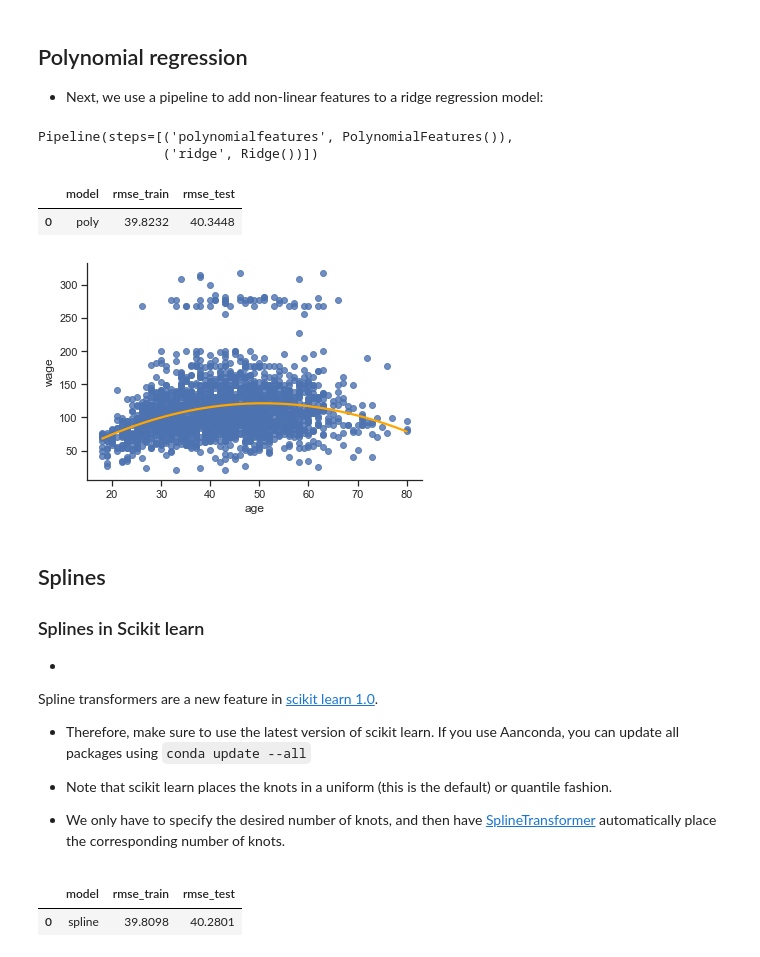
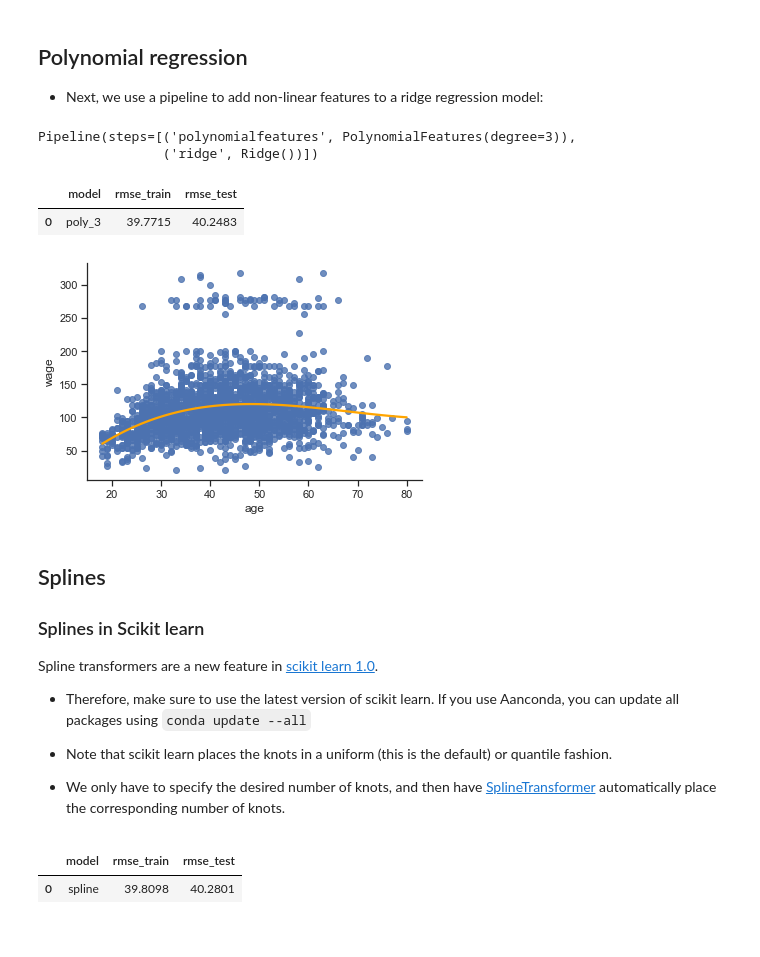
Before and after one commit to kirenz/regression, a Jupyter notebook: docs/splines.ipynb, the cells around one changed output. Cells and saved outputs as stored; diff of their text form; code cells hidden in the pictures.

```diff
--- a/docs/splines.ipynb
+++ b/docs/splines.ipynb
@@ -152,32 +141,33 @@ from sklearn.preprocessing import PolynomialFeatures
 from sklearn.pipeline import make_pipeline
 
 # use polynomial features with degree 3
-reg = make_pipeline(PolynomialFeatures(degree=2),
-                      Ridge())
+reg = make_pipeline(
+            PolynomialFeatures(degree=3),
+            Ridge())
 
 reg.fit(X_train, y_train)
 # %% [output]
-Pipeline(steps=[('polynomialfeatures', PolynomialFeatures()),
+Pipeline(steps=[('polynomialfeatures', PolynomialFeatures(degree=3)),
                 ('ridge', Ridge())])
 # %%
-model_results(model_name="poly")
+model_results(model_name="poly_3")
 # %% [output]
 |  | model | rmse_train | rmse_test |
-| 0 | poly | 39.8232 | 40.3448 |
+| 0 | poly_3 | 39.7715 | 40.2483 |
 # %%
 # plot
 sns.regplot(x=X_train['age'],
             y=y_train['wage'],
             ci=None,
-            order=2,
+            order=3,
             line_kws={"color": "orange"});
 # %% [output]
-[figure, old version]
+[figure, new version]
 # %% [markdown]
 ## Splines
 
 ### Splines in Scikit learn
--
+
 Spline transformers are a new feature in [scikit learn 1.0](https://scikit-learn.org/stable/auto_examples/release_highlights/plot_release_highlights_1_0_0.html).
 - Therefore, make sure to use the latest version of scikit learn. If you use Aanconda, you can update all packages using `conda update --all`
 
```
Also changed, not shown: parts of 9 cells of this notebook, 1 other file.
